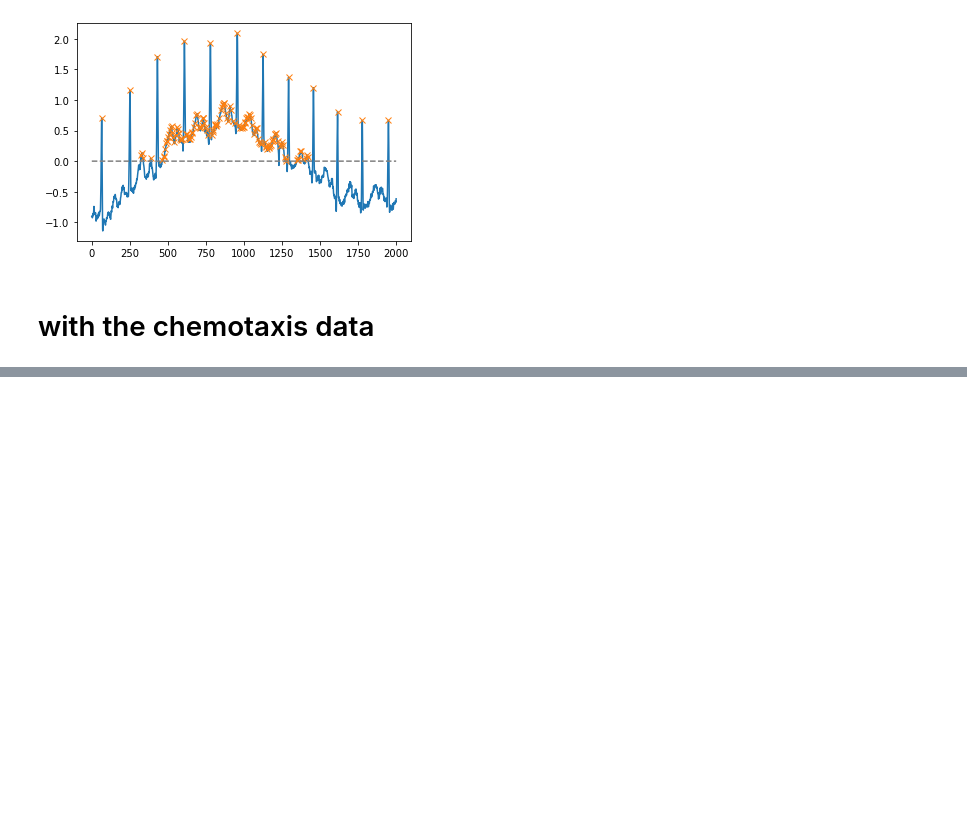
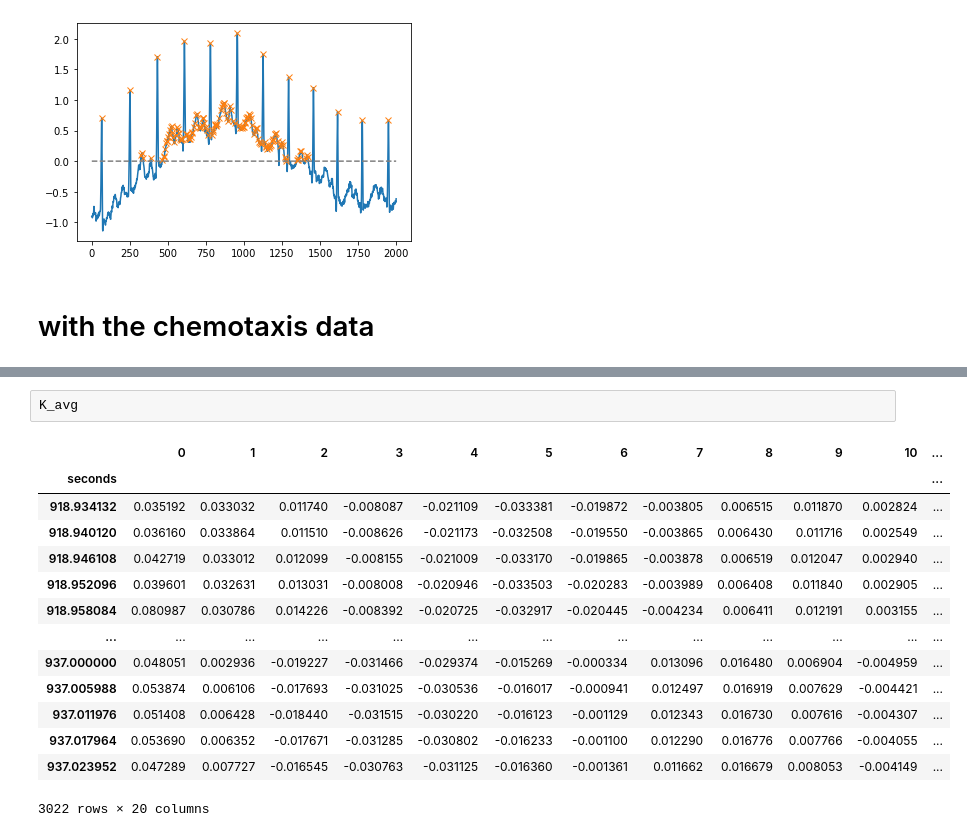
Before and after one commit to leonkontorovich/centerline_behavior_annotation, a Jupyter notebook: centerline/dev/peak_finding.ipynb, the cells around one changed output, grey strips where cells are left out. Drawn from its saved outputs; the diff is of its cells as text; blank space fills up the shorter version.

```diff
--- a/centerline/dev/peak_finding.ipynb
+++ b/centerline/dev/peak_finding.ipynb
@@ -79,0 +165,17 @@ NameError: name 'Ks' is not defined
+# %%
+K_avg
+# %% [output]
+|  | 0 | 1 | 2 | 3 | 4 | 5 | 6 | 7 | 8 | 9 | 10 | ... |
+| seconds |  |  |  |  |  |  |  |  |  |  |  | ... |
+| 918.934132 | 0.035192 | 0.033032 | 0.011740 | -0.008087 | -0.021109 | -0.033381 | -0.019872 | -0.003805 | 0.006515 | 0.011870 | 0.002824 | ... |
+| 918.940120 | 0.036160 | 0.033864 | 0.011510 | -0.008626 | -0.021173 | -0.032508 | -0.019550 | -0.003865 | 0.006430 | 0.011716 | 0.002549 | ... |
+| 918.946108 | 0.042719 | 0.033012 | 0.012099 | -0.008155 | -0.021009 | -0.033170 | -0.019865 | -0.003878 | 0.006519 | 0.012047 | 0.002940 | ... |
+| 918.952096 | 0.039601 | 0.032631 | 0.013031 | -0.008008 | -0.020946 | -0.033503 | -0.020283 | -0.003989 | 0.006408 | 0.011840 | 0.002905 | ... |
+| 918.958084 | 0.080987 | 0.030786 | 0.014226 | -0.008392 | -0.020725 | -0.032917 | -0.020445 | -0.004234 | 0.006411 | 0.012191 | 0.003155 | ... |
+| ... | ... | ... | ... | ... | ... | ... | ... | ... | ... | ... | ... | ... |
+| 937.000000 | 0.048051 | 0.002936 | -0.019227 | -0.031466 | -0.029374 | -0.015269 | -0.000334 | 0.013096 | 0.016480 | 0.006904 | -0.004959 | ... |
+| 937.005988 | 0.053874 | 0.006106 | -0.017693 | -0.031025 | -0.030536 | -0.016017 | -0.000941 | 0.012497 | 0.016919 | 0.007629 | -0.004421 | ... |
+| 937.011976 | 0.051408 | 0.006428 | -0.018440 | -0.031515 | -0.030220 | -0.016123 | -0.001129 | 0.012343 | 0.016730 | 0.007616 | -0.004307 | ... |
+| 937.017964 | 0.053690 | 0.006352 | -0.017671 | -0.031285 | -0.030802 | -0.016233 | -0.001100 | 0.012290 | 0.016776 | 0.007766 | -0.004055 | ... |
+| 937.023952 | 0.047289 | 0.007727 | -0.016545 | -0.030763 | -0.031125 | -0.016360 | -0.001361 | 0.011662 | 0.016679 | 0.008053 | -0.004149 | ... |
+3022 rows × 20 columns
```
Also changed, not shown: parts of 28 cells of this notebook.
